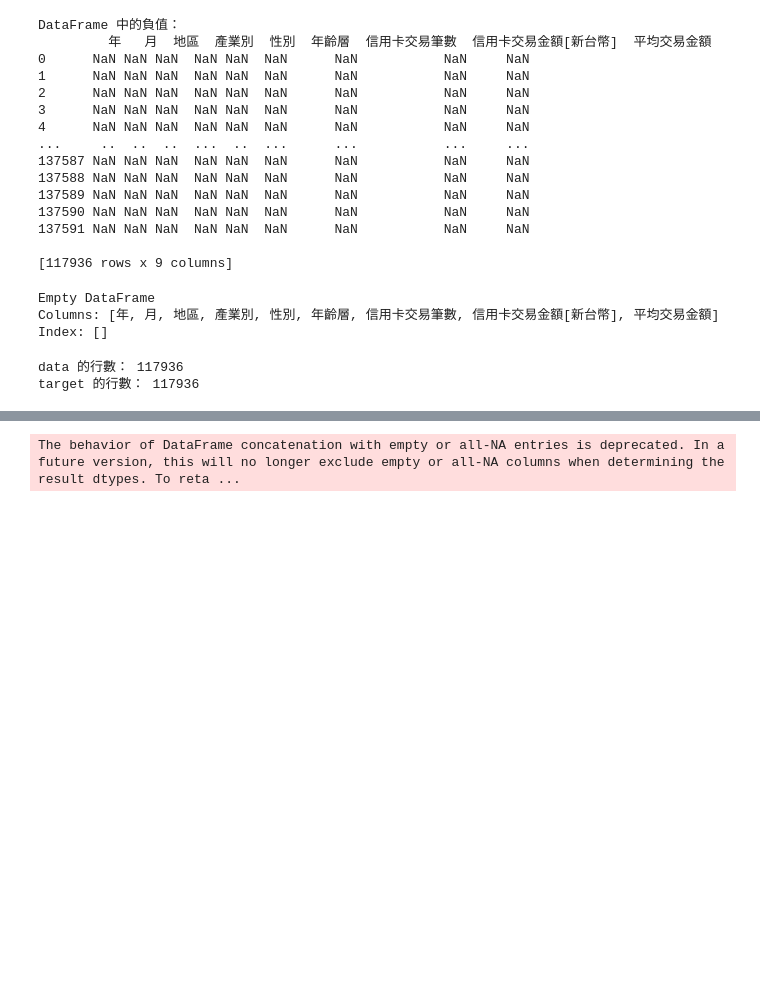
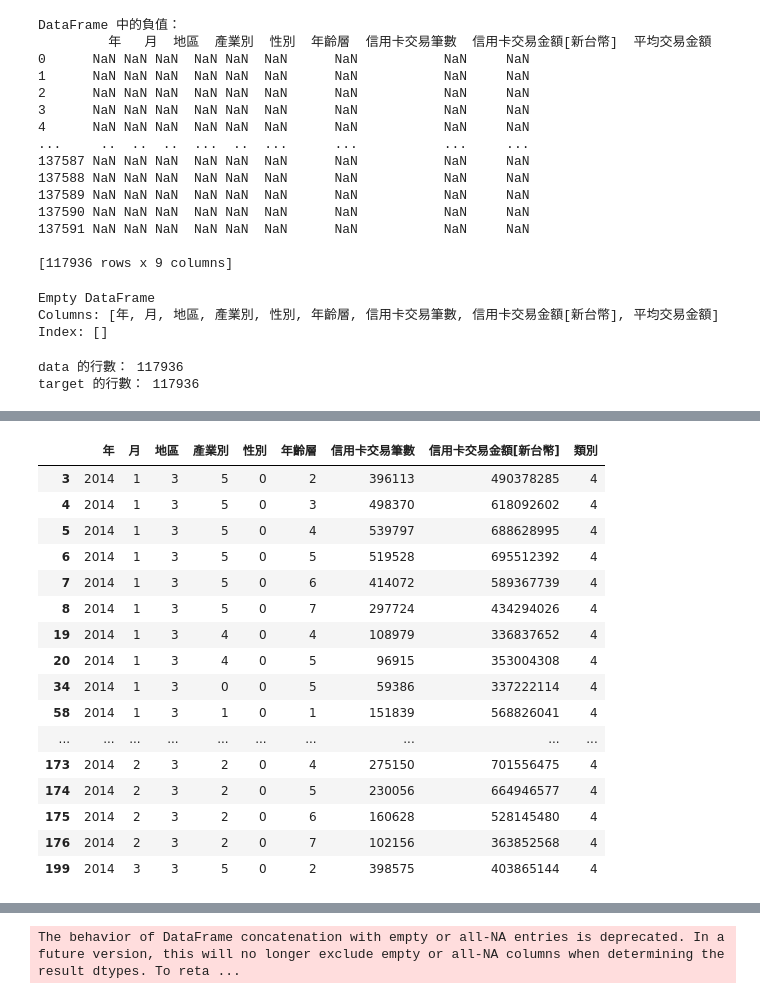
Before and after one commit to isabel112233/creditcard, a Jupyter notebook: test2.ipynb, the cells around one changed output, grey strips where cells are left out. Saved outputs shown, nothing was run; the diff lists cells and outputs as text; code cells hidden in the pictures; blank space fills up the shorter version.

```diff
--- a/test2.ipynb
+++ b/test2.ipynb
@@ -889,0 +1003,11 @@ NameError: name 'df_area6n' is not defined
+# %%
+#K-means
+
+import pandas as pd
+import numpy as np
+from sklearn.cluster import KMeans
+from sklearn.metrics import calinski_harabasz_score
+
+km = KMeans(n_clusters=5)
+km.fit(df_area6n)
+km.labels_
@@ -889,0 +1016,4 @@ NameError: name 'df_area6n' is not defined
+# %%
+#K-means
+df_area6n['類別'] = km.labels_
+df_area6n.head()
@@ -889,0 +1027,23 @@ NameError: name 'df_area6n' is not defined
+# %%
+#K-means
+df2 = df_area6n[df_area6n['類別']==4]
+df3 = df2.iloc[0:30, :]
+df3
+# %% [output]
+|  | 年 | 月 | 地區 | 產業別 | 性別 | 年齡層 | 信用卡交易筆數 | 信用卡交易金額[新台幣] | 類別 |
+| 3 | 2014 | 1 | 3 | 5 | 0 | 2 | 396113 | 490378285 | 4 |
+| 4 | 2014 | 1 | 3 | 5 | 0 | 3 | 498370 | 618092602 | 4 |
+| 5 | 2014 | 1 | 3 | 5 | 0 | 4 | 539797 | 688628995 | 4 |
+| 6 | 2014 | 1 | 3 | 5 | 0 | 5 | 519528 | 695512392 | 4 |
+| 7 | 2014 | 1 | 3 | 5 | 0 | 6 | 414072 | 589367739 | 4 |
+| 8 | 2014 | 1 | 3 | 5 | 0 | 7 | 297724 | 434294026 | 4 |
+| 19 | 2014 | 1 | 3 | 4 | 0 | 4 | 108979 | 336837652 | 4 |
+| 20 | 2014 | 1 | 3 | 4 | 0 | 5 | 96915 | 353004308 | 4 |
+| 34 | 2014 | 1 | 3 | 0 | 0 | 5 | 59386 | 337222114 | 4 |
+| 58 | 2014 | 1 | 3 | 1 | 0 | 1 | 151839 | 568826041 | 4 |
+| ... | ... | ... | ... | ... | ... | ... | ... | ... | ... |
+| 173 | 2014 | 2 | 3 | 2 | 0 | 4 | 275150 | 701556475 | 4 |
+| 174 | 2014 | 2 | 3 | 2 | 0 | 5 | 230056 | 664946577 | 4 |
+| 175 | 2014 | 2 | 3 | 2 | 0 | 6 | 160628 | 528145480 | 4 |
+| 176 | 2014 | 2 | 3 | 2 | 0 | 7 | 102156 | 363852568 | 4 |
+| 199 | 2014 | 3 | 3 | 5 | 0 | 2 | 398575 | 403865144 | 4 |
```
Also changed, not shown: parts of 48 cells of this notebook, 3 other files.
